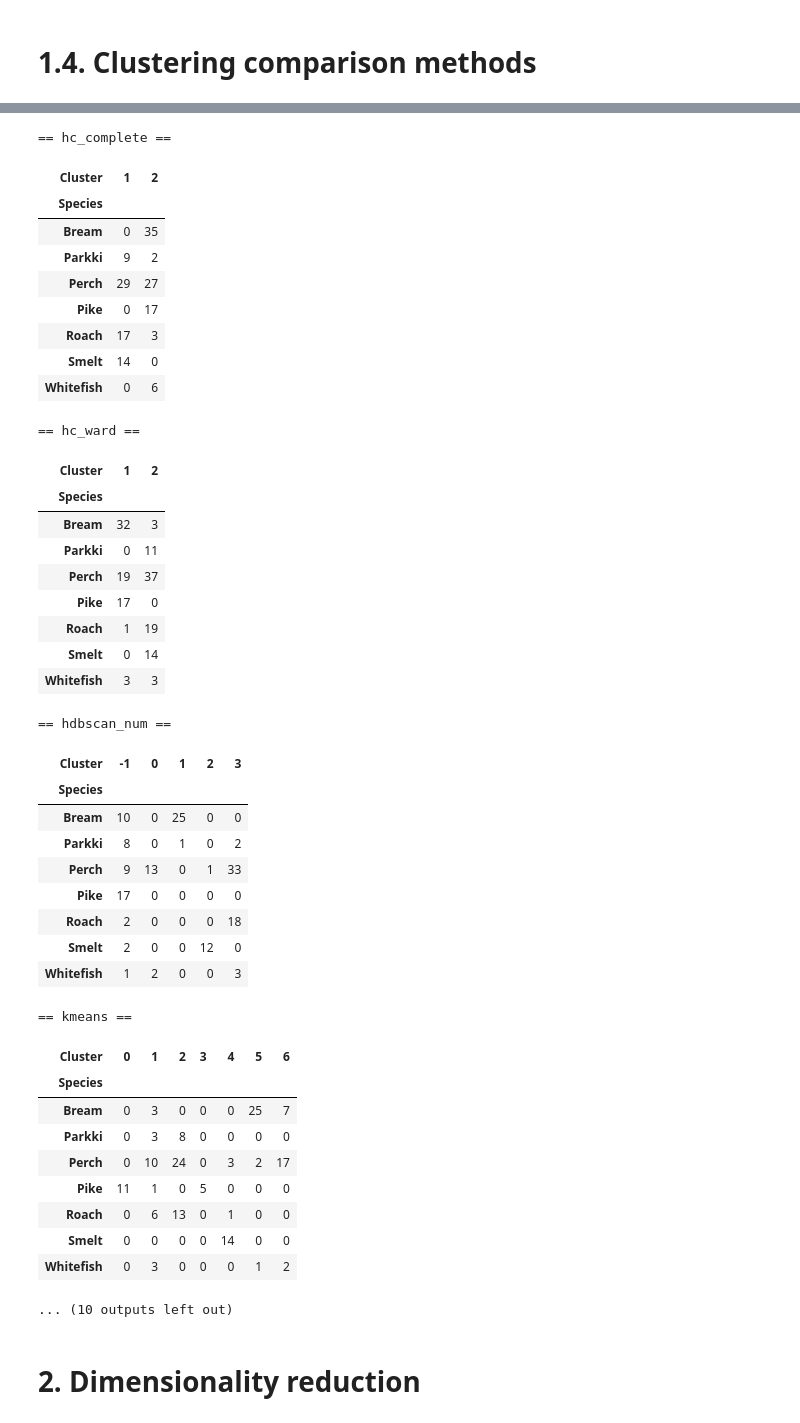
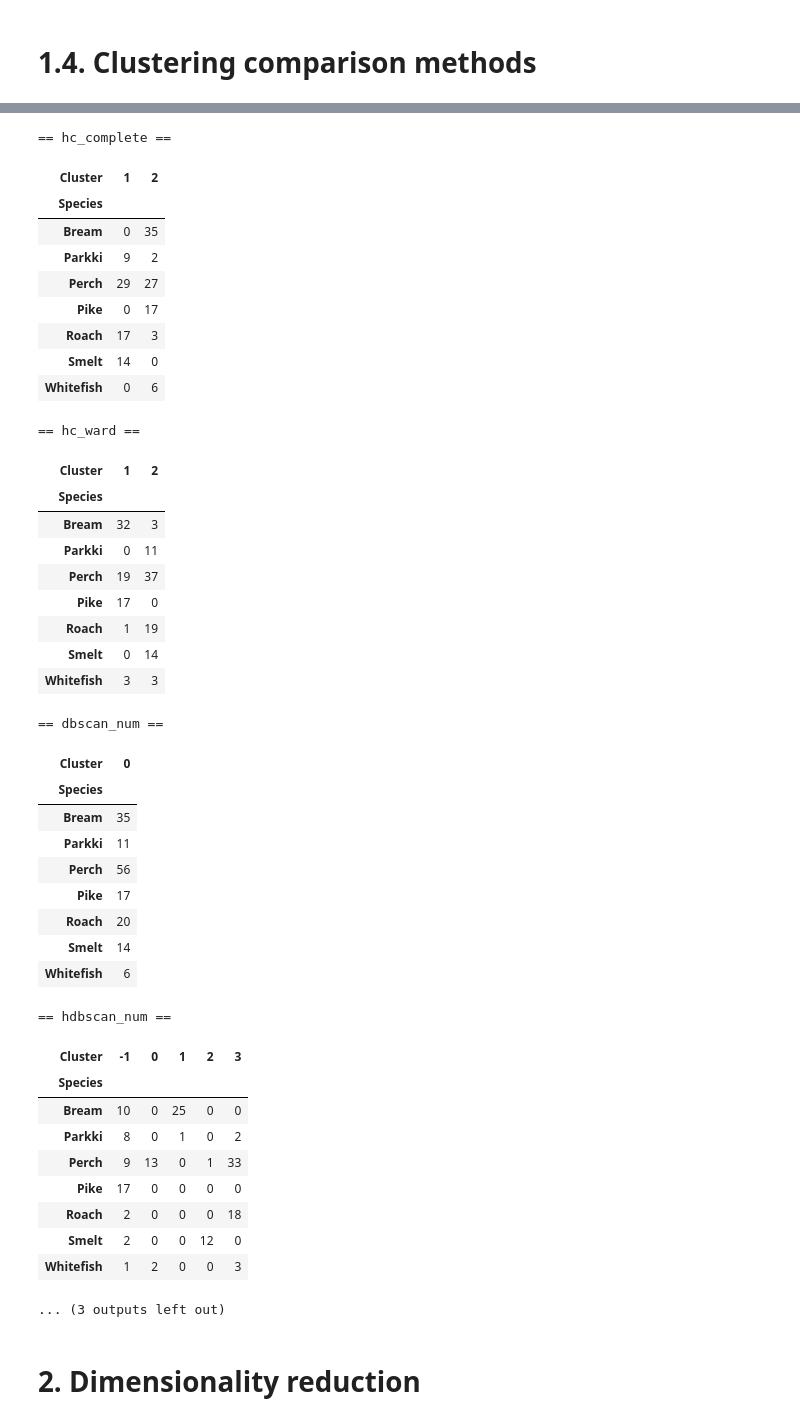
Before and after one commit to fehimecapar/Data-Science-For-Decision-Support, a Jupyter notebook: assignment4.ipynb, the cells around one changed output, grey strips where cells are left out. Saved outputs shown, nothing was run; the diff lists cells and outputs as text; code cells hidden in the pictures.

```diff
--- a/assignment4.ipynb
+++ b/assignment4.ipynb
@@ -586,16 +583,7 @@ def _eval_external(y_true, labels):
     nmi_full = normalized_mutual_info_score(y, labels)
     fmi_full = fowlkes_mallows_score(y, labels)
 
-    # Masked (exclude noise)
-    mask = labels != -1
-    if np.any(mask) and len(np.unique(labels[mask])) >= 2:
-        ari_mask = adjusted_rand_score(y[mask], labels[mask])
-        nmi_mask = normalized_mutual_info_score(y[mask], labels[mask])
-        fmi_mask = fowlkes_mallows_score(y[mask], labels[mask])
-    else:
-        ari_mask = nmi_mask = fmi_mask = np.nan
-
-    return (ari_full, nmi_full, fmi_full, ari_mask, nmi_mask, fmi_mask)
+    return (ari_full, nmi_full, fmi_full)
 # %%
 y_true = df.loc[keep_idx, 'Species'].values
 
@@ -606,7 +594,7 @@ for name, col, kind in available_methods:
 
     sil, dbi, chi = _eval_internal(X, labels, kind, D_precomputed=None)
 
-    ari_full, nmi_full, fmi_full, ari_mask, nmi_mask, fmi_mask = _eval_external(y_true, labels)
+    ari_full, nmi_full, fmi_full = _eval_external(y_true, labels)
 
     rows.append({
         'method': name,
@@ -618,9 +606,6 @@ for name, col, kind in available_methods:
         'ARI_full': ari_full,
         'NMI_full': nmi_full,
         'FMI_full': fmi_full,
-        'ARI_masked': ari_mask,
-        'NMI_masked': nmi_mask,
-        'FMI_masked': fmi_mask
     })
 
 metrics_df = pd.DataFrame(rows).sort_values(
@@ -658,7 +639,7 @@ for name, col, kind in available_methods:
 
 # Optionally show head of result_df for sanity
 print("\n[Result head with all labels]\n")
-display(result_df.head(10))
+display(result_df.head(100))
 # %% [output]
 [Cluster–class cross-tabulations]
 
@@ -676,54 +657,54 @@ display(result_df.head(10))
 == hc_single ==
 | Cluster | 1 | 2 |
 | Species |  |  |
 | Bream | 35 | 0 |
 | Parkki | 11 | 0 |
 | Perch | 56 | 0 |
 | Pike | 13 | 4 |
 | Roach | 20 | 0 |
 | Smelt | 14 | 0 |
 | Whitefish | 6 | 0 |
 == hc_complete ==
 | Cluster | 1 | 2 |
 | Species |  |  |
 | Bream | 0 | 35 |
 | Parkki | 9 | 2 |
 | Perch | 29 | 27 |
 | Pike | 0 | 17 |
 | Roach | 17 | 3 |
 | Smelt | 14 | 0 |
 | Whitefish | 0 | 6 |
 == hc_ward ==
 | Cluster | 1 | 2 |
 | Species |  |  |
 | Bream | 32 | 3 |
 | Parkki | 0 | 11 |
 | Perch | 19 | 37 |
 | Pike | 17 | 0 |
 | Roach | 1 | 19 |
 | Smelt | 0 | 14 |
 | Whitefish | 3 | 3 |
-== hdbscan_num ==
+== dbscan_num ==
-| Cluster | -1 | 0 | 1 | 2 | 3 |
-| Species |  |  |  |  |  |
-| Bream | 10 | 0 | 25 | 0 | 0 |
-| Parkki | 8 | 0 | 1 | 0 | 2 |
-| Perch | 9 | 13 | 0 | 1 | 33 |
-| Pike | 17 | 0 | 0 | 0 | 0 |
-| Roach | 2 | 0 | 0 | 0 | 18 |
-| Smelt | 2 | 0 | 0 | 12 | 0 |
-| Whitefish | 1 | 2 | 0 | 0 | 3 |
+| Cluster | 0 |
+| Species |  |
+| Bream | 35 |
+| Parkki | 11 |
+| Perch | 56 |
+| Pike | 17 |
+| Roach | 20 |
+| Smelt | 14 |
+| Whitefish | 6 |
-== kmeans ==
+== hdbscan_num ==
-| Cluster | 0 | 1 | 2 | 3 | 4 | 5 | 6 |
-| Species |  |  |  |  |  |  |  |
-| Bream | 0 | 3 | 0 | 0 | 0 | 25 | 7 |
-| Parkki | 0 | 3 | 8 | 0 | 0 | 0 | 0 |
-| Perch | 0 | 10 | 24 | 0 | 3 | 2 | 17 |
-| Pike | 11 | 1 | 0 | 5 | 0 | 0 | 0 |
-| Roach | 0 | 6 | 13 | 0 | 1 | 0 | 0 |
-| Smelt | 0 | 0 | 0 | 0 | 14 | 0 | 0 |
-| Whitefish | 0 | 3 | 0 | 0 | 0 | 1 | 2 |
+| Cluster | -1 | 0 | 1 | 2 | 3 |
+| Species |  |  |  |  |  |
+| Bream | 10 | 0 | 25 | 0 | 0 |
+| Parkki | 8 | 0 | 1 | 0 | 2 |
+| Perch | 9 | 13 | 0 | 1 | 33 |
+| Pike | 17 | 0 | 0 | 0 | 0 |
+| Roach | 2 | 0 | 0 | 0 | 18 |
+| Smelt | 2 | 0 | 0 | 12 | 0 |
+| Whitefish | 1 | 2 | 0 | 0 | 3 |
-... (10 outputs left out)
+... (3 outputs left out)
 # %% [markdown]
 # **2. Dimensionality reduction**
 # %% [markdown]
```
Also changed, not shown: parts of 15 cells of this notebook.
